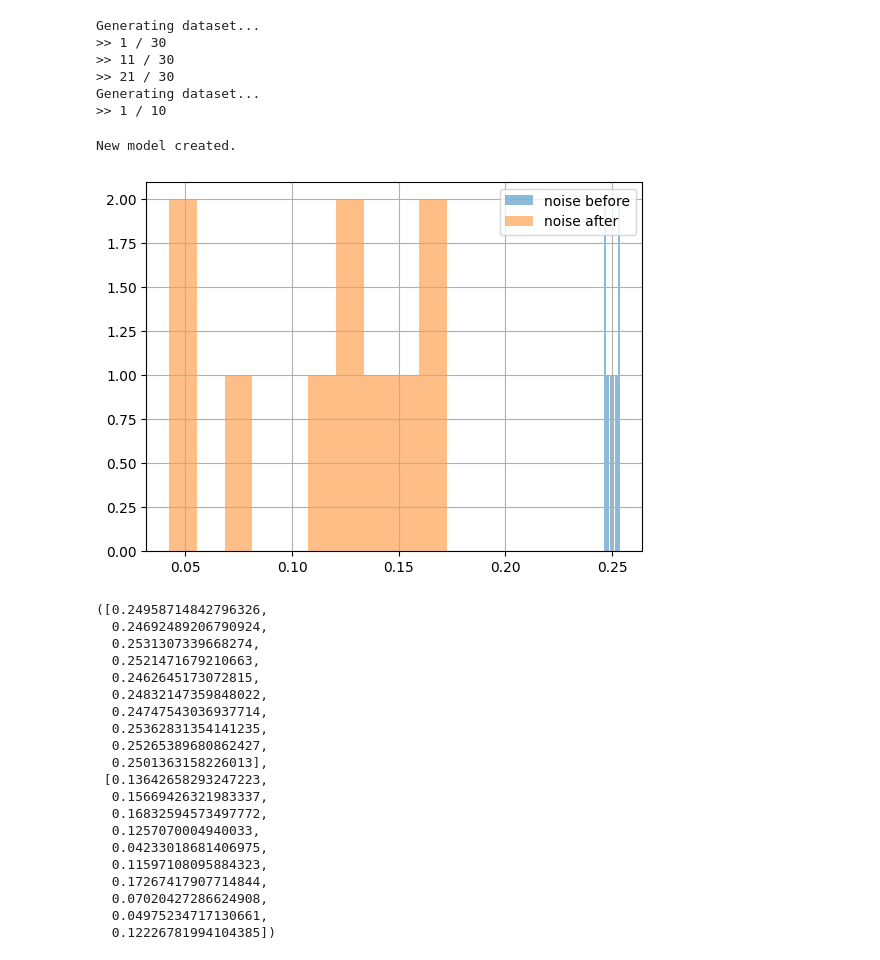
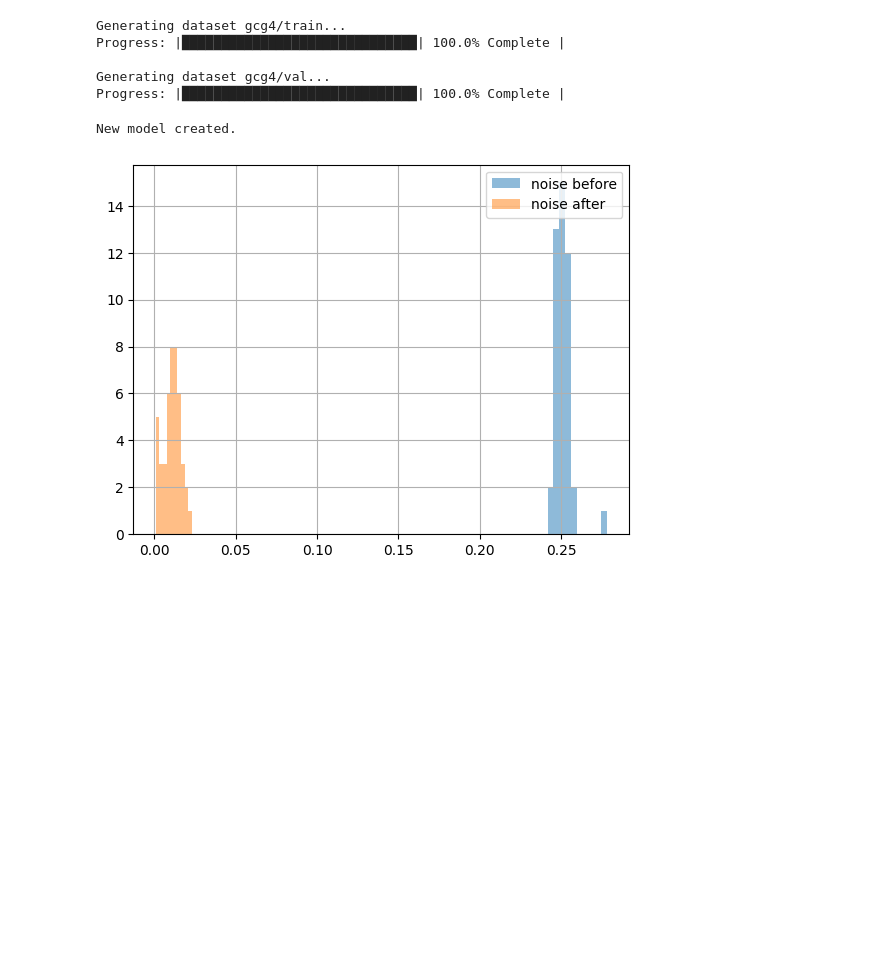
Before and after one commit to medaldev/DenoisingCNN, a Jupyter notebook: notebooks/denoiser_environment.ipynb, the cells around one changed output. Saved outputs shown, nothing was run; the diff lists cells and outputs as text; code cells hidden in the pictures; blank space fills up the shorter version.

Commit message:
fixes + add show single

```diff
--- a/notebooks/denoiser_environment.ipynb
+++ b/notebooks/denoiser_environment.ipynb
@@ -4,19 +4,18 @@ from applications.denoiser_environment import DenoiserEnvironment
 PATH_BASE = "/home/amedvedev/fprojects/python/denoising"
 
 width, height = 100, 100
-env = DenoiserEnvironment(name_model="model_6", name_dataset="gcg4", path_base=PATH_BASE)
+env = DenoiserEnvironment(name_model="model_7", name_dataset="gcg4", path_base=PATH_BASE)
 # %%
-generate_settings = [("train", 30), ("val", 10)]
+generate_settings = [("train", 10), ("val", 10)]
 
 for (data_category, count) in generate_settings:
     env.generate_data("gcg4", data_category, n=count, width=width, height=height, cell_size=2, csv=True, txt=True, png=True)
 # %% [output]
-Generating dataset...
->> 1 / 30
->> 11 / 30
->> 21 / 30
-Generating dataset...
->> 1 / 10
+Generating dataset gcg4/train...
+Progress: |██████████████████████████████| 100.0% Complete |
+
+Generating dataset gcg4/val...
+Progress: |██████████████████████████████| 100.0% Complete |
 # %%
 env.init_model()
 # %% [output]
@@ -26,26 +25,6 @@ env.load_model(model_type="pt")
 # %%
 env.load_data(width, height, batch_size=4)
 # %%
-env.score(show=True)
+scores_before, scores = env.score(show=True)
 # %% [output]
-[figure, old version]
+[figure, new version]
-([0.24958714842796326,
-  0.24692489206790924,
-  0.2531307339668274,
-  0.2521471679210663,
-  0.2462645173072815,
-  0.24832147359848022,
-  0.24747543036937714,
-  0.25362831354141235,
-  0.25265389680862427,
-  0.2501363158226013],
- [0.13642658293247223,
-  0.15669426321983337,
-  0.16832594573497772,
-  0.1257070004940033,
-  0.04233018681406975,
-  0.11597108095884323,
-  0.17267417907714844,
-  0.07020427286624908,
-  0.04975234717130661,
-  0.12226781994104385])
```
Also changed, not shown: parts of 7 cells of this notebook, 3 other files.
